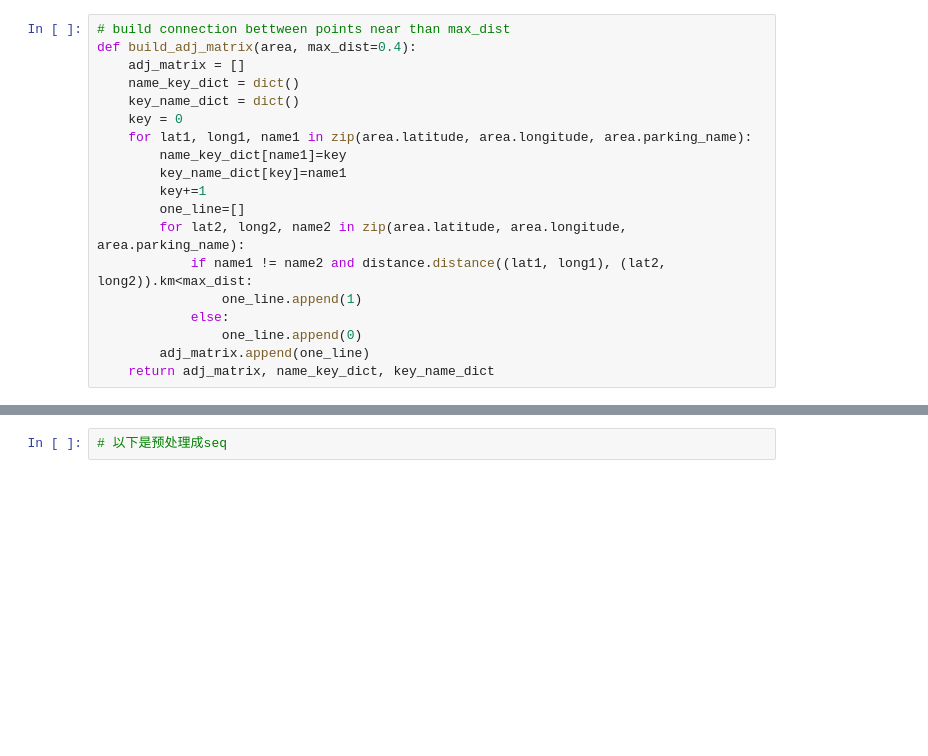
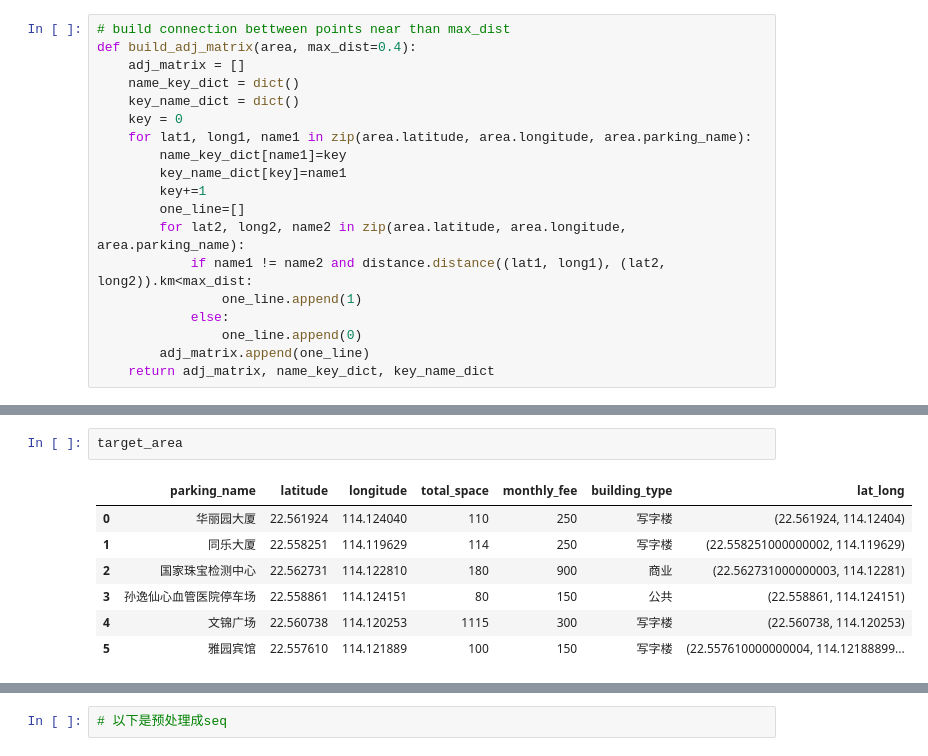
Before and after one commit to vaecole/SIAT-AUTOS-ITS, a Jupyter notebook: data/data_preprocess.ipynb, the cells around one changed output, grey strips where cells are left out. Cells and saved outputs as stored; diff of their text form; blank space fills up the shorter version.

```diff
--- a/data/data_preprocess.ipynb
+++ b/data/data_preprocess.ipynb
@@ -185,0 +197,10 @@ target_map
+# %%
+target_area
+# %% [output]
+|  | parking_name | latitude | longitude | total_space | monthly_fee | building_type | lat_long |
+| 0 | 华丽园大厦 | 22.561924 | 114.124040 | 110 | 250 | 写字楼 | (22.561924, 114.12404) |
+| 1 | 同乐大厦 | 22.558251 | 114.119629 | 114 | 250 | 写字楼 | (22.558251000000002, 114.119629) |
+| 2 | 国家珠宝检测中心 | 22.562731 | 114.122810 | 180 | 900 | 商业 | (22.562731000000003, 114.12281) |
+| 3 | 孙逸仙心血管医院停车场 | 22.558861 | 114.124151 | 80 | 150 | 公共 | (22.558861, 114.124151) |
+| 4 | 文锦广场 | 22.560738 | 114.120253 | 1115 | 300 | 写字楼 | (22.560738, 114.120253) |
+| 5 | 雅园宾馆 | 22.557610 | 114.121889 | 100 | 150 | 写字楼 | (22.557610000000004, 114.12188899... |
```
Also changed, not shown: parts of 6 cells of this notebook, 5 other files.
